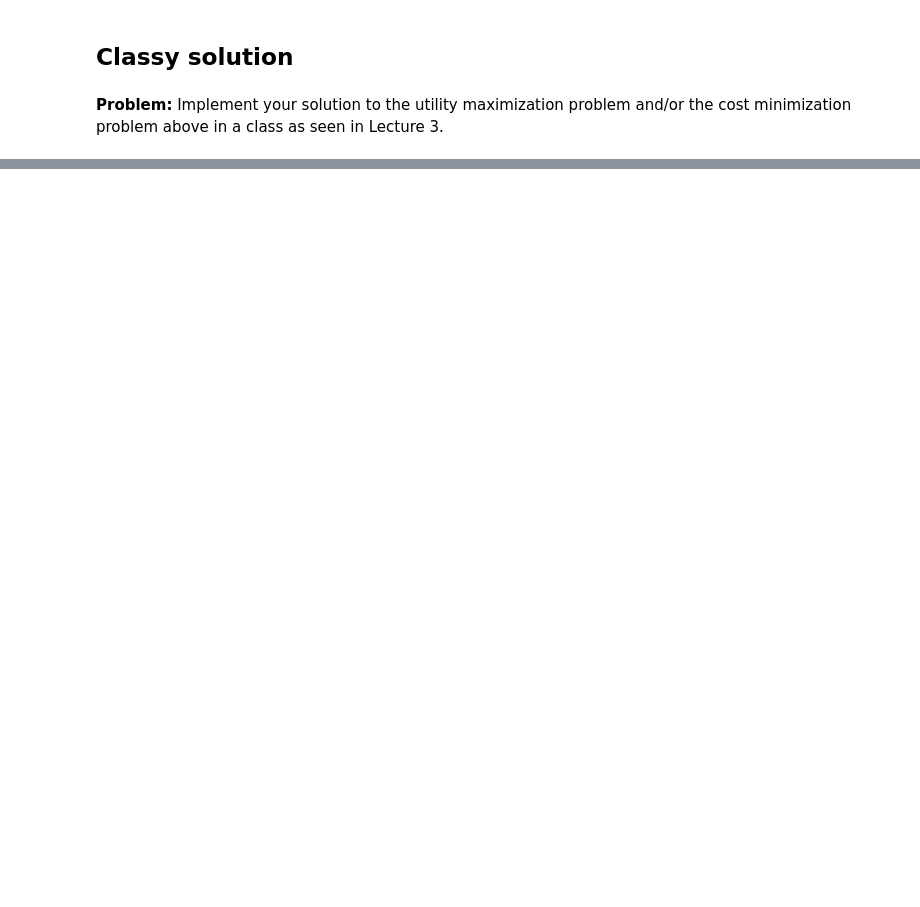
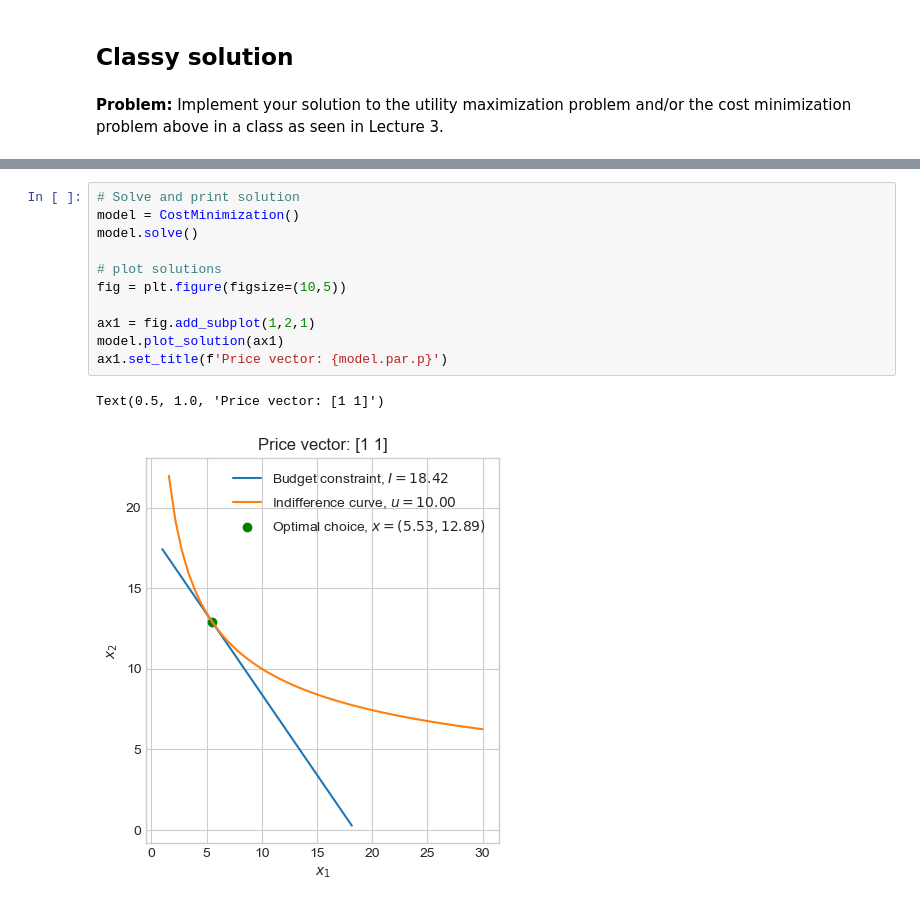
Before and after one commit to RosaMeyer/IntroProg-exercises, a Jupyter notebook: PS1/problem_set_1.ipynb, the cells around one changed output, grey strips where cells are left out. Drawn from its saved outputs; the diff is of its cells as text; blank space fills up the shorter version.

```diff
--- a/PS1/problem_set_1.ipynb
+++ b/PS1/problem_set_1.ipynb
@@ -543,0 +634,14 @@ plt.show()
+# %%
+# Solve and print solution
+model = CostMinimization()
+model.solve()
+
+# plot solutions
+fig = plt.figure(figsize=(10,5))
+
+ax1 = fig.add_subplot(1,2,1)
+model.plot_solution(ax1)
+ax1.set_title(f'Price vector: {model.par.p}')
+# %% [output]
+Text(0.5, 1.0, 'Price vector: [1 1]')
+[figure, added]
```
Also changed, not shown: parts of 4 cells of this notebook.
